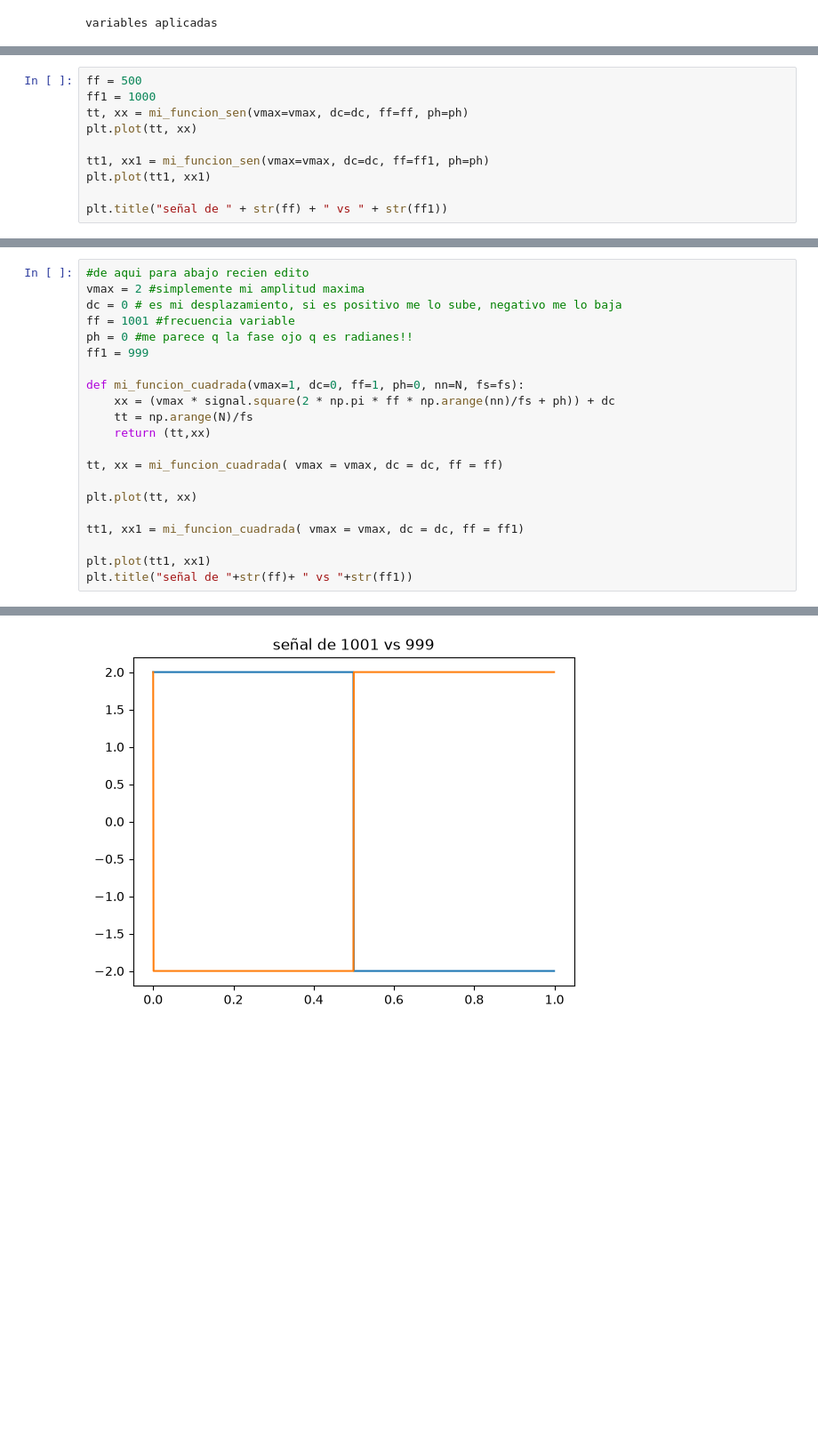
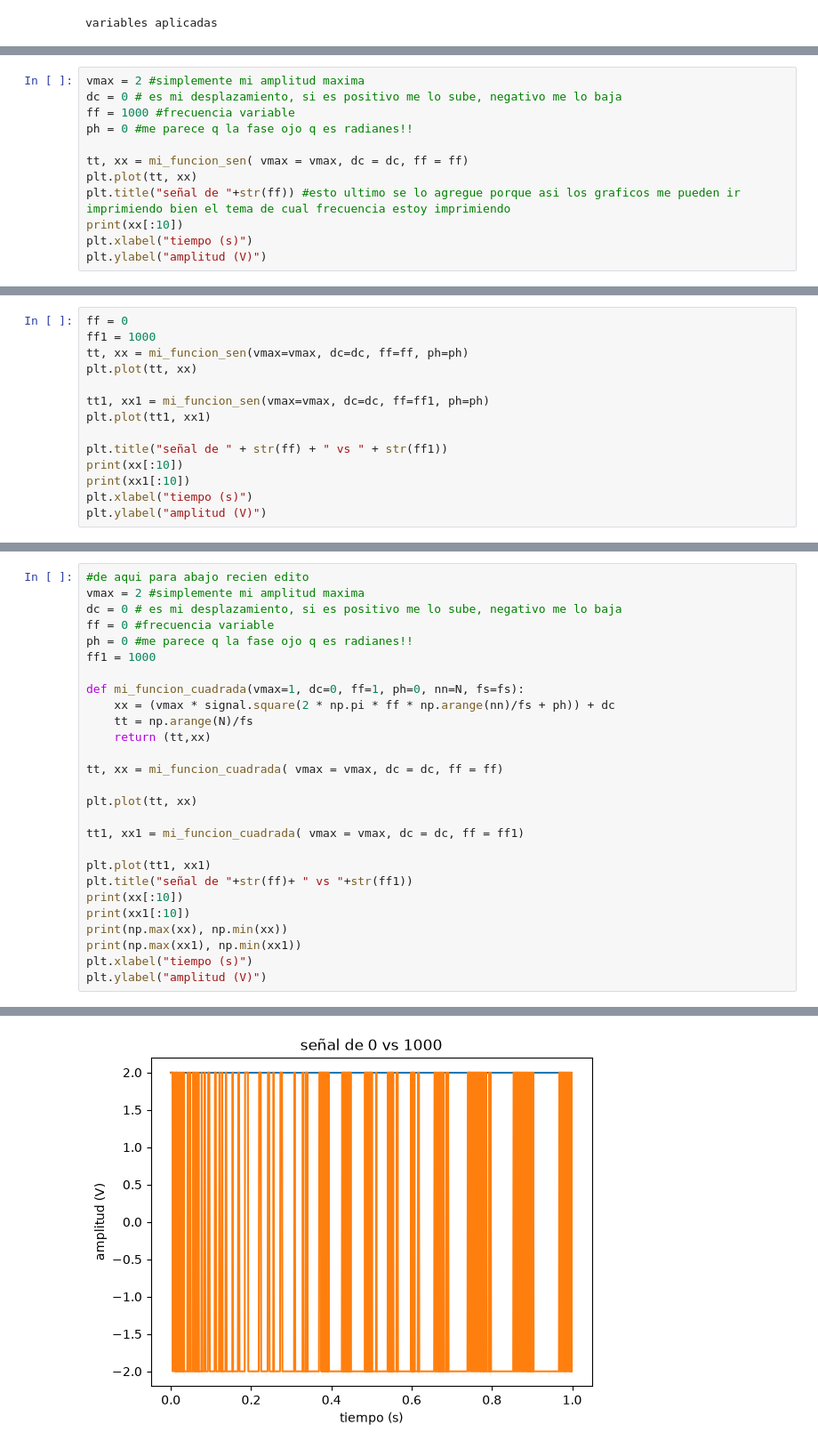
Before and after one commit to CristobalCs/APS, a Jupyter notebook: aps_entregas/TS0/TS0_Contador.ipynb, the cells around one changed output, grey strips where cells are left out. Shown at 89% size. Saved outputs shown, nothing was run; the diff lists cells and outputs as text; blank space fills up the shorter version.

```diff
--- a/aps_entregas/TS0/TS0_Contador.ipynb
+++ b/aps_entregas/TS0/TS0_Contador.ipynb
@@ -101,0 +121,12 @@ De aqui para abajo son cosas que fui probando comparar de a dos señales, para v
+# %%
+vmax = 2 #simplemente mi amplitud maxima
+dc = 0 # es mi desplazamiento, si es positivo me lo sube, negativo me lo baja
+ff = 1000 #frecuencia variable
+ph = 0 #me parece q la fase ojo q es radianes!!
+
+tt, xx = mi_funcion_sen( vmax = vmax, dc = dc, ff = ff)
+plt.plot(tt, xx)
+plt.title("señal de "+str(ff)) #esto ultimo se lo agregue porque asi los graficos me pueden ir imprimiendo bien el tema de cual frecuencia estoy imprimiendo
+print(xx[:10])
+plt.xlabel("tiempo (s)")
+plt.ylabel("amplitud (V)")
@@ -117,5 +158,5 @@ Esto me reafirma la conclusion a la que llegue, 995hz lo toma como una señal de
 # %%
-ff = 500
+ff = 0
 ff1 = 1000
 tt, xx = mi_funcion_sen(vmax=vmax, dc=dc, ff=ff, ph=ph)
 plt.plot(tt, xx)
@@ -124,4 +165,8 @@ tt1, xx1 = mi_funcion_sen(vmax=vmax, dc=dc, ff=ff1, ph=ph)
 plt.plot(tt1, xx1)
 
 plt.title("señal de " + str(ff) + " vs " + str(ff1))
+print(xx[:10])
+print(xx1[:10])
+plt.xlabel("tiempo (s)")
+plt.ylabel("amplitud (V)")
 # %% [output]
@@ -154,9 +207,9 @@ Ahora pasaremos a comparar las señales para ver si nuestra conclusion se mantie
 #de aqui para abajo recien edito
 vmax = 2 #simplemente mi amplitud maxima
 dc = 0 # es mi desplazamiento, si es positivo me lo sube, negativo me lo baja
-ff = 1001 #frecuencia variable
+ff = 0 #frecuencia variable
 ph = 0 #me parece q la fase ojo q es radianes!!
-ff1 = 999
+ff1 = 1000
 
 def mi_funcion_cuadrada(vmax=1, dc=0, ff=1, ph=0, nn=N, fs=fs):
     xx = (vmax * signal.square(2 * np.pi * ff * np.arange(nn)/fs + ph)) + dc
@@ -171,4 +224,10 @@ tt1, xx1 = mi_funcion_cuadrada( vmax = vmax, dc = dc, ff = ff1)
 
 plt.plot(tt1, xx1)
 plt.title("señal de "+str(ff)+ " vs "+str(ff1))
+print(xx[:10])
+print(xx1[:10])
+print(np.max(xx), np.min(xx))
+print(np.max(xx1), np.min(xx1))
+plt.xlabel("tiempo (s)")
+plt.ylabel("amplitud (V)")
 # %% [output]
@@ -176,2 +239,2 @@ Text(0.5, 1.0, 'señal de 1001 vs 999')
-[figure, old version]
+[figure, new version]
 # %% [markdown]
```
Also changed, not shown: parts of 27 cells of this notebook.
